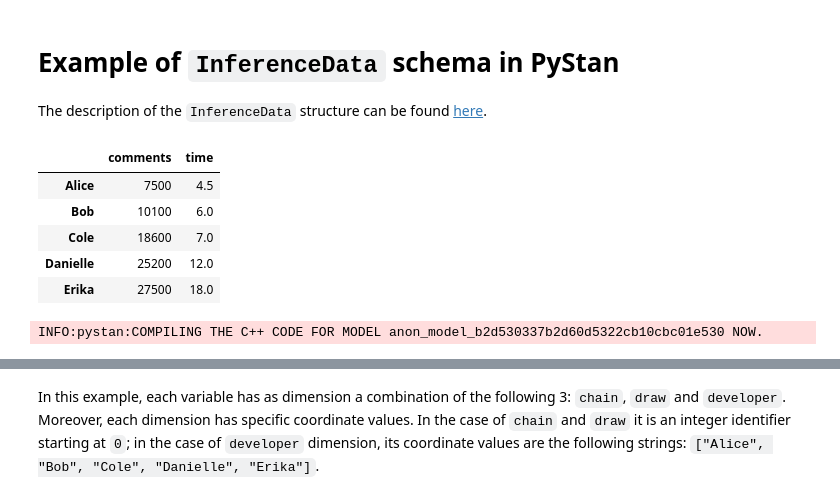
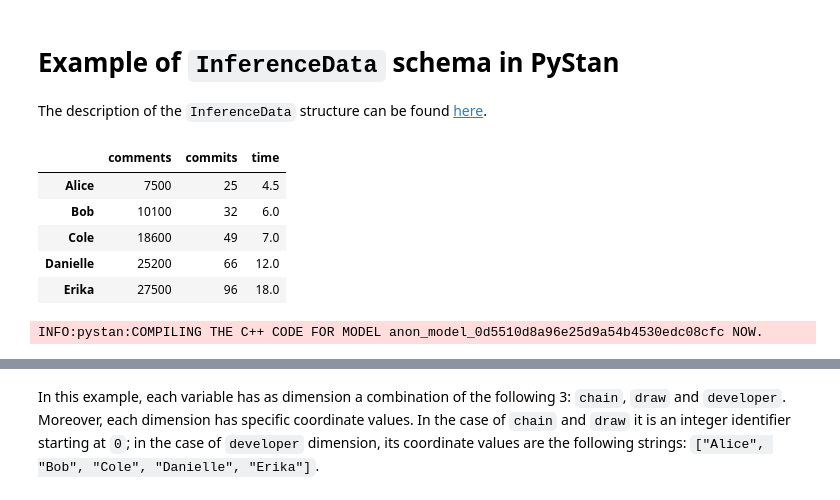
Before and after one commit to arviz-devs/arviz, a Jupyter notebook: doc/schema/PyStan_schema_example.ipynb, the cells around one changed output, grey strips where cells are left out. Saved outputs shown, nothing was run; the diff lists cells and outputs as text; code cells hidden in the pictures.

```diff
--- a/doc/schema/PyStan_schema_example.ipynb
+++ b/doc/schema/PyStan_schema_example.ipynb
@@ -11,15 +11,16 @@ xarray.set_options(display_style="html");
 # %%
 #read data
 data = pd.read_csv("linear_regression_data.csv", index_col=0)
 time_since_joined = data.time.values
 slack_comments = data.comments.values
+github_commits = data.commits.values
 names = data.index.values
 N = len(names)
 data
 # %% [output]
-|  | comments | time |
-| Alice | 7500 | 4.5 |
-| Bob | 10100 | 6.0 |
-| Cole | 18600 | 7.0 |
-| Danielle | 25200 | 12.0 |
-| Erika | 27500 | 18.0 |
+|  | comments | commits | time |
+| Alice | 7500 | 25 | 4.5 |
+| Bob | 10100 | 32 | 6.0 |
+| Cole | 18600 | 49 | 7.0 |
+| Danielle | 25200 | 66 | 12.0 |
+| Erika | 27500 | 96 | 18.0 |
@@ -33,22 +39,36 @@ data {
 generated quantities {
     real b0;
     real b1;
-    real log_sigma;
-    real<lower=0> sigma;
+    real log_b_sigma;
+    real<lower=0> b_sigma;
+
+    real c0;
+    real c1;
+    real log_c_sigma;
+    real<lower=0> c_sigma;
+
     vector[N] slack_comments_hat;
+    vector[N] github_commits_hat;
 
-    b0 = normal_rng(0,10);
-    b1 = normal_rng(0,10);
-    sigma = abs(normal_rng(0,30));
-    log_sigma = log(sigma);
-    for (i in 1:N) {
-        slack_comments_hat[i] = normal_rng(b0 + b1 * time_since_joined[i], sigma);
+    b0 = normal_rng(0,200);
+    b1 = normal_rng(0,200);
+    b_sigma = abs(normal_rng(0,300));
+    log_b_sigma = log(b_sigma);
+
+    c0 = normal_rng(0,10);
+    c1 = normal_rng(0,10);
+    c_sigma = fabs(normal_rng(0,6));
+    log_c_sigma = log(b_sigma);
+
+    for (n in 1:N) {
+        slack_comments_hat[n] = normal_rng(b0 + b1 * time_since_joined[n], b_sigma);
+        github_commits_hat[n] = normal_rng(c0 + c1 * time_since_joined[n], c_sigma);
     }
 }
 """
 sm_prior = pystan.StanModel(model_code=linreg_prior_code)
 # %% [output]
-INFO:pystan:COMPILING THE C++ CODE FOR MODEL anon_model_b2d530337b2d60d5322cb10cbc01e530 NOW.
+INFO:pystan:COMPILING THE C++ CODE FOR MODEL anon_model_0d5510d8a96e25d9a54b4530edc08cfc NOW.
 # %%
 linreg_prior_data_dict = {"N": N, "time_since_joined": time_since_joined}
 prior = sm_prior.sampling(data=linreg_prior_data_dict, iter=150, chains=1, algorithm='Fixed_param', warmup=0)
```
Also changed, not shown: parts of 16 cells of this notebook, 4 other files.
